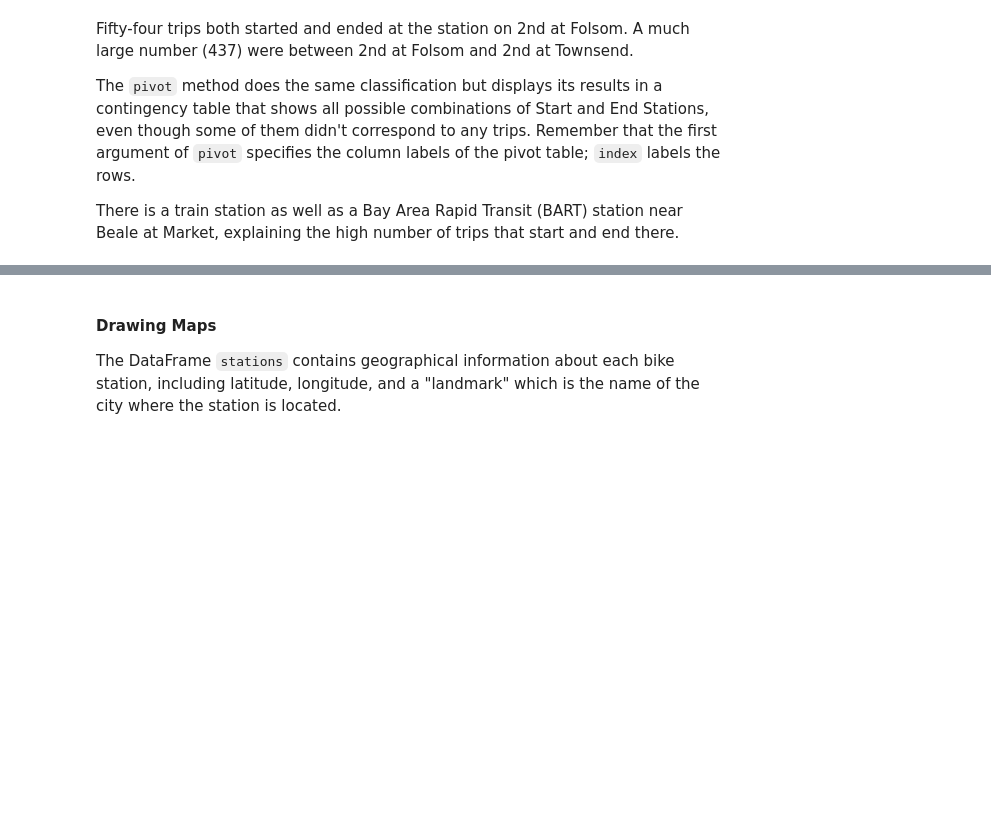
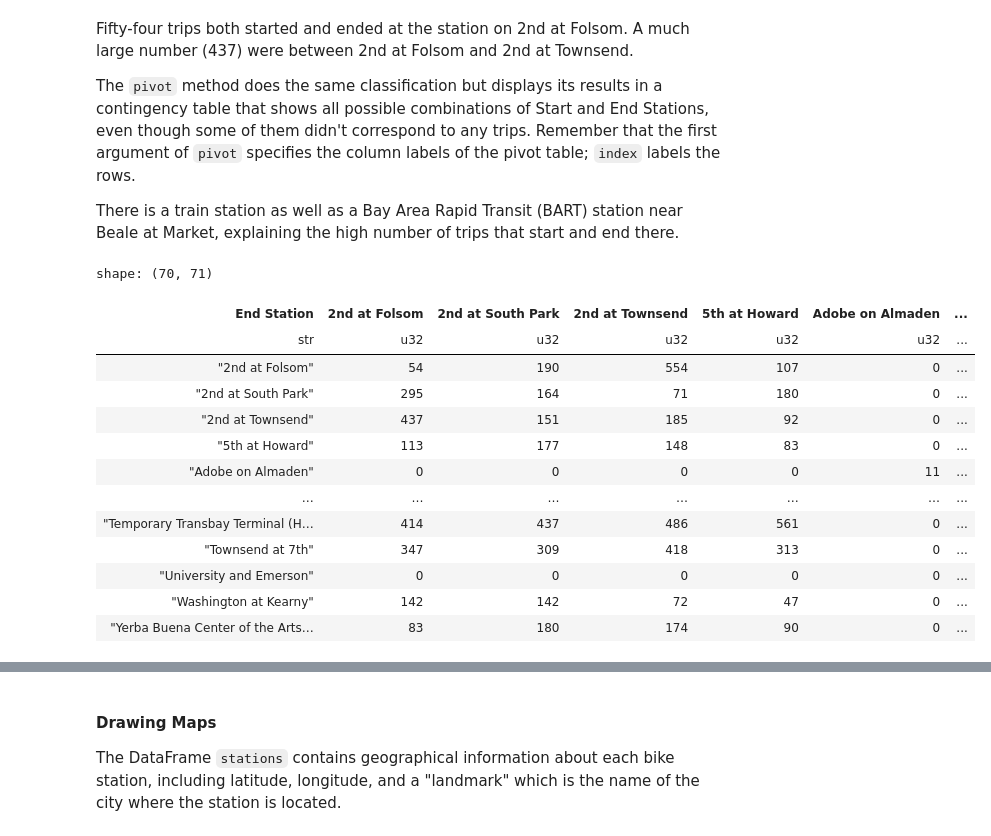
Before and after one commit to dubois-ctds/data8-textbook-polars, a Jupyter notebook: chapters/08/5/Bike_Sharing_in_the_Bay_Area.ipynb, the cells around one changed output, grey strips where cells are left out. Cells and saved outputs as stored; diff of their text form; code cells hidden in the pictures; blank space fills up the shorter version.

```diff
--- a/chapters/08/5/Bike_Sharing_in_the_Bay_Area.ipynb
+++ b/chapters/08/5/Bike_Sharing_in_the_Bay_Area.ipynb
@@ -118,3 +119,24 @@ Fifty-four trips both started and ended at the station on 2nd at Folsom. A much
 The `pivot` method does the same classification but displays its results in a contingency table that shows all possible combinations of Start and End Stations, even though some of them didn't correspond to any trips. Remember that the first argument of `pivot` specifies the column labels of the pivot table; `index` labels the rows.
 
 There is a train station as well as a Bay Area Rapid Transit (BART) station near Beale at Market, explaining the high number of trips that start and end there.
+# %%
+# POLARS_CHANGE: values= names the column whose rows are counted; pivot column order follows first
+# appearance, so the labels are sorted; fill_null(0) shows 0 where there are no trips, as Data 8 does
+trip_counts = commute.pivot("Start Station", index="End Station", values="Duration", aggregate_function="len")
+value_cols = sorted(col for col in trip_counts.columns if col != "End Station")
+trip_counts.select("End Station", *value_cols).sort("End Station").fill_null(0)
+# %% [output]
+shape: (70, 71)
+| End Station | 2nd at Folsom | 2nd at South Park | 2nd at Townsend | 5th at Howard | Adobe on Almaden | ... |
+| str | u32 | u32 | u32 | u32 | u32 | ... |
+| "2nd at Folsom" | 54 | 190 | 554 | 107 | 0 | ... |
+| "2nd at South Park" | 295 | 164 | 71 | 180 | 0 | ... |
+| "2nd at Townsend" | 437 | 151 | 185 | 92 | 0 | ... |
+| "5th at Howard" | 113 | 177 | 148 | 83 | 0 | ... |
+| "Adobe on Almaden" | 0 | 0 | 0 | 0 | 11 | ... |
+| … | … | … | … | … | … | ... |
+| "Temporary Transbay Terminal (H… | 414 | 437 | 486 | 561 | 0 | ... |
+| "Townsend at 7th" | 347 | 309 | 418 | 313 | 0 | ... |
+| "University and Emerson" | 0 | 0 | 0 | 0 | 0 | ... |
+| "Washington at Kearny" | 142 | 142 | 72 | 47 | 0 | ... |
+| "Yerba Buena Center of the Arts… | 83 | 180 | 174 | 90 | 0 | ... |
```
Also changed, not shown: parts of 6 cells of this notebook, 5 other files.
